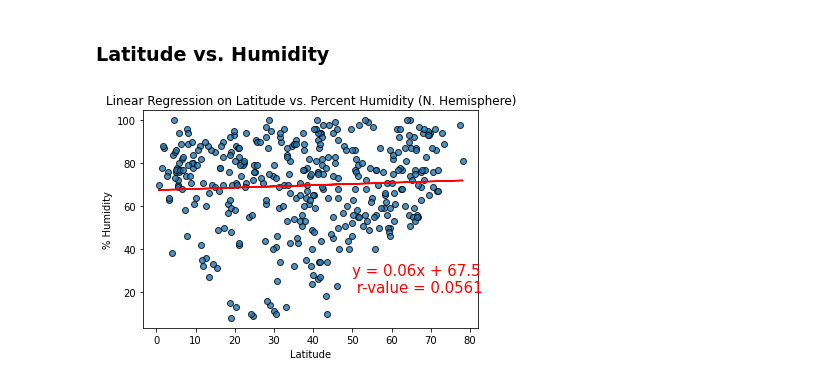
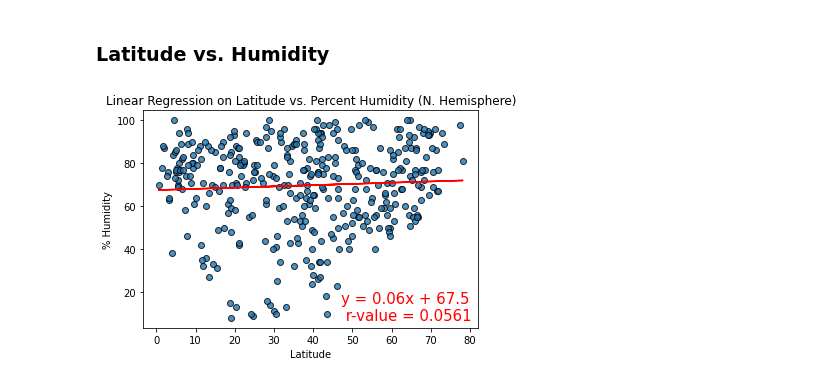
Before and after one commit to aembrt/weather-vacation, a Jupyter notebook: Weather.ipynb, the cells around one changed output. Cells and saved outputs as stored; diff of their text form; code cells hidden in the pictures.

```diff
--- a/Weather.ipynb
+++ b/Weather.ipynb
@@ -328,10 +328,10 @@ plot_linear_regression(x_values, y_values,
 # %%
 # Linear regression on Northern Hemisphere
 x_values = north_hemi_df['Lat']
 y_values = north_hemi_df['Humidity']
 # Perform linear regression and plot with function
 plot_linear_regression(x_values, y_values,
                       "Linear Regression on Latitude vs. Percent Humidity (N. Hemisphere)",
-                      "% Humidity", (47, 2))
+                      "% Humidity", (47, 7))
 # %% [output]
-[figure, old version]
+[figure, new version]
```
Also changed, not shown: parts of 7 cells of this notebook.
